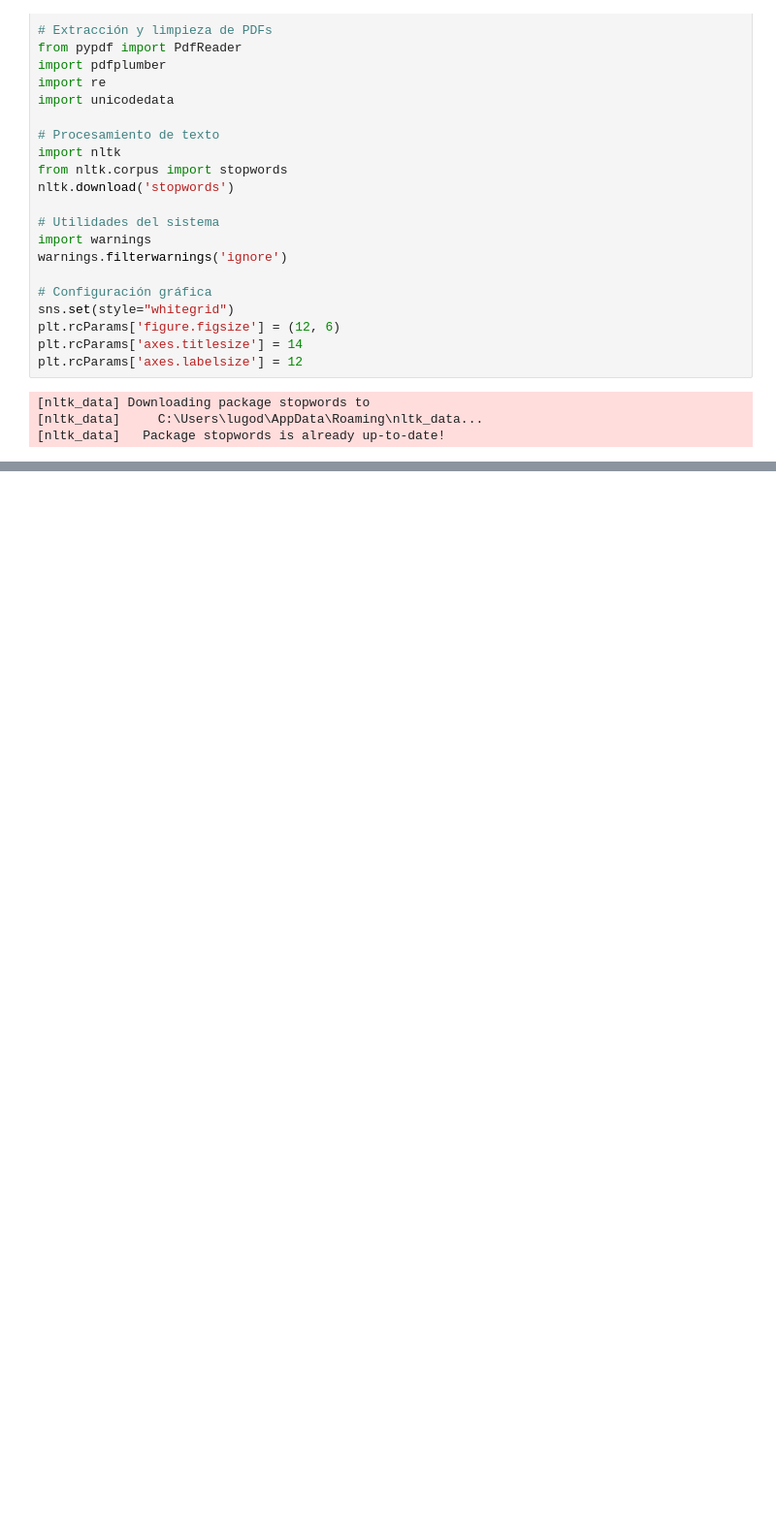
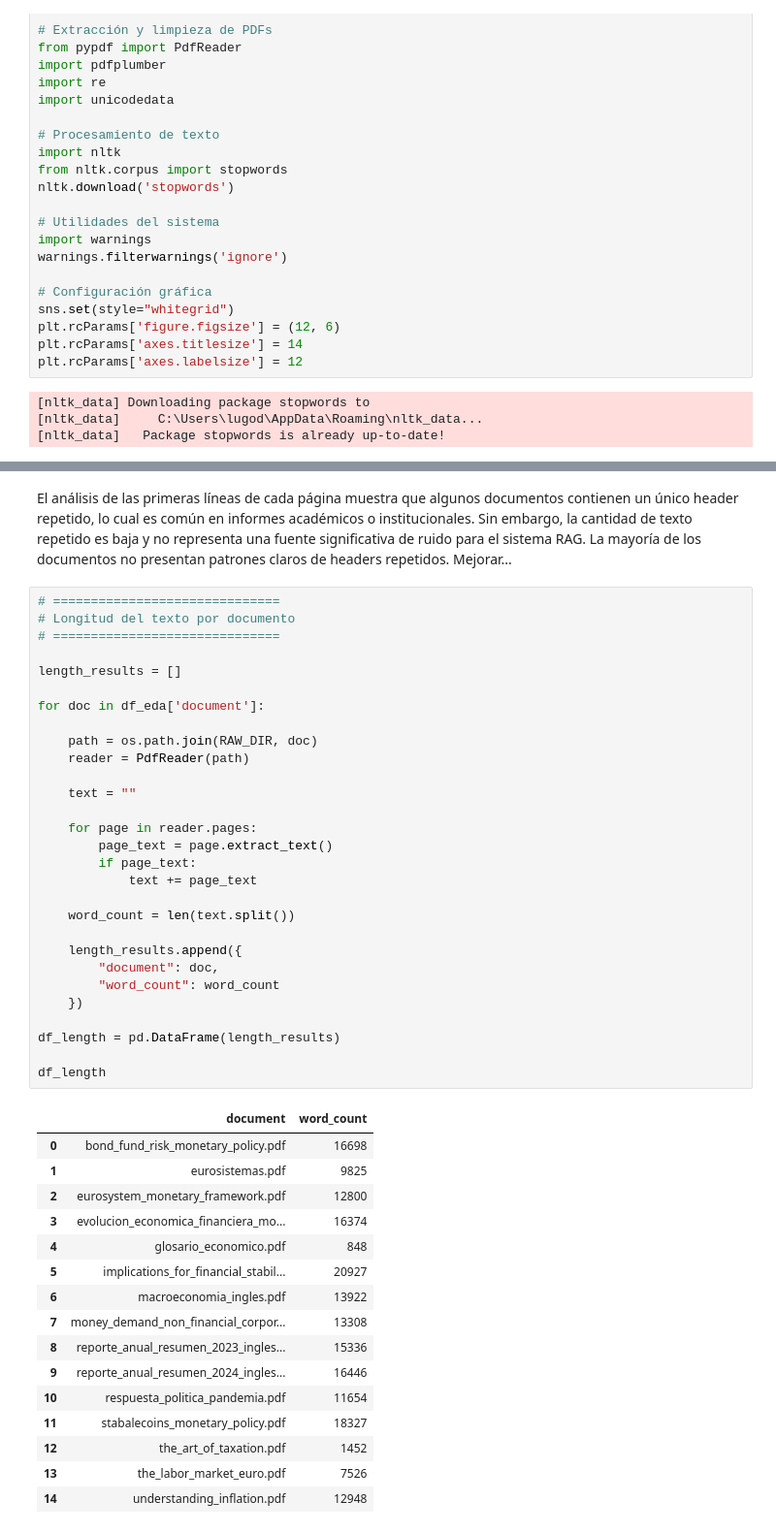
Before and after one commit to diogenes01-byte/proyecto-omnix, a Jupyter notebook: notebooks/EDA.ipynb, the cells around one changed output, grey strips where cells are left out. Shown at 97% size. Saved outputs shown, nothing was run; the diff lists cells and outputs as text; blank space fills up the shorter version.

```diff
--- a/notebooks/EDA.ipynb
+++ b/notebooks/EDA.ipynb
@@ -252,0 +397,48 @@ plt.show()
+# %% [markdown]
+El análisis de las primeras líneas de cada página muestra que algunos documentos contienen un único header repetido, lo cual es común en informes académicos o institucionales. Sin embargo, la cantidad de texto repetido es baja y no representa una fuente significativa de ruido para el sistema RAG. La mayoría de los documentos no presentan patrones claros de headers repetidos. Mejorar...
+# %%
+# ==============================
+# Longitud del texto por documento
+# ==============================
+
+length_results = []
+
+for doc in df_eda['document']:
+
+    path = os.path.join(RAW_DIR, doc)
+    reader = PdfReader(path)
+
+    text = ""
+
+    for page in reader.pages:
+        page_text = page.extract_text()
+        if page_text:
+            text += page_text
+
+    word_count = len(text.split())
+
+    length_results.append({
+        "document": doc,
+        "word_count": word_count
+    })
+
+df_length = pd.DataFrame(length_results)
+
+df_length
+# %% [output]
+|  | document | word_count |
+| 0 | bond_fund_risk_monetary_policy.pdf | 16698 |
+| 1 | eurosistemas.pdf | 9825 |
+| 2 | eurosystem_monetary_framework.pdf | 12800 |
+| 3 | evolucion_economica_financiera_mo... | 16374 |
+| 4 | glosario_economico.pdf | 848 |
+| 5 | implications_for_financial_stabil... | 20927 |
+| 6 | macroeconomia_ingles.pdf | 13922 |
+| 7 | money_demand_non_financial_corpor... | 13308 |
+| 8 | reporte_anual_resumen_2023_ingles... | 15336 |
+| 9 | reporte_anual_resumen_2024_ingles... | 16446 |
+| 10 | respuesta_politica_pandemia.pdf | 11654 |
+| 11 | stabalecoins_monetary_policy.pdf | 18327 |
+| 12 | the_art_of_taxation.pdf | 1452 |
+| 13 | the_labor_market_euro.pdf | 7526 |
+| 14 | understanding_inflation.pdf | 12948 |
```
Also changed, not shown: parts of 15 cells of this notebook.
